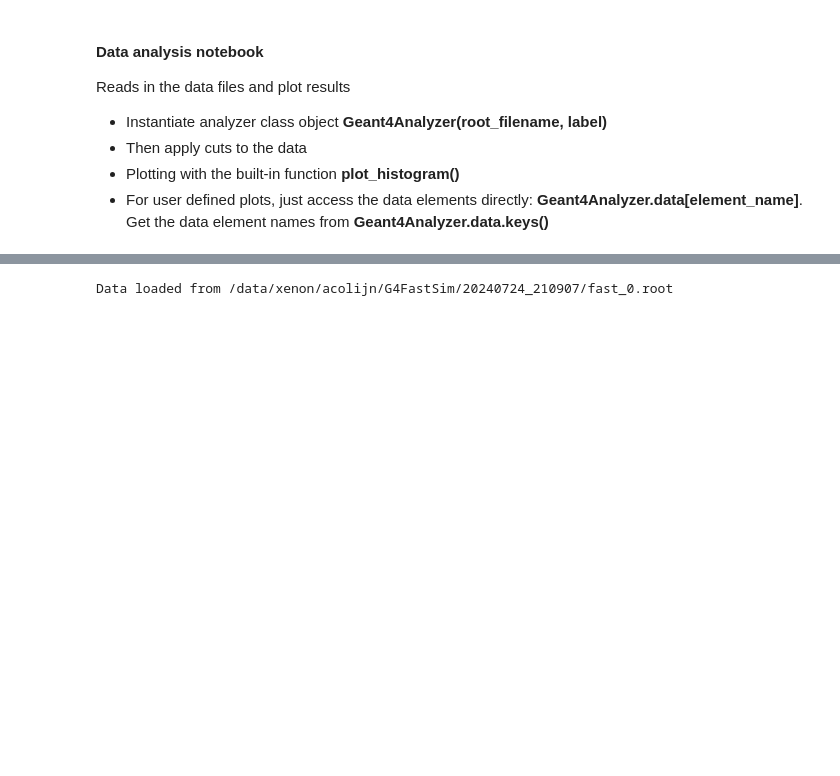
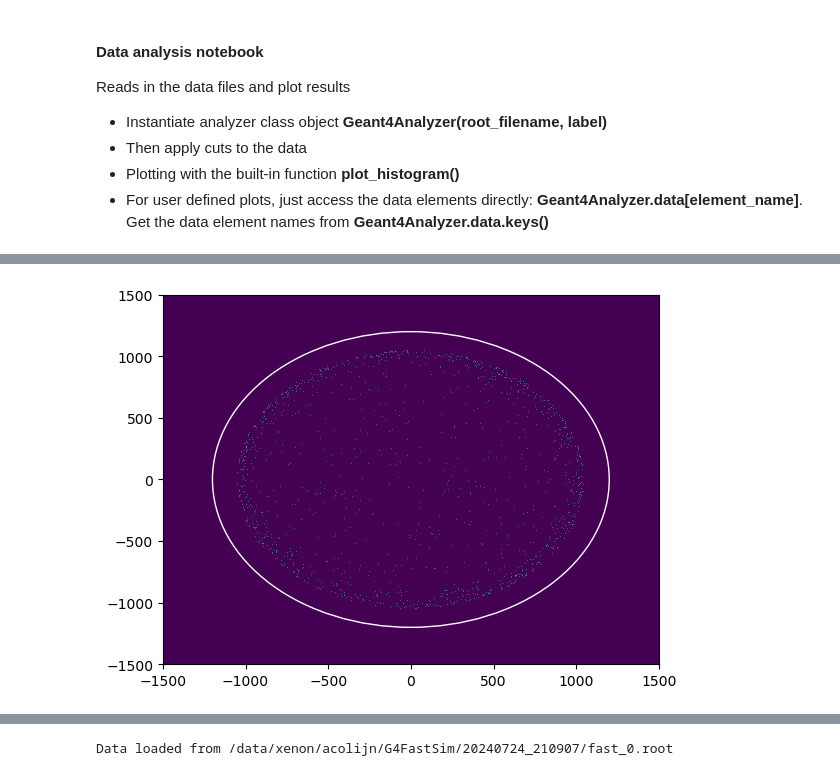
Before and after one commit to acolijn/G4FastSim, a Jupyter notebook: notebook/analysis.ipynb, the cells around one changed output, grey strips where cells are left out. Drawn from its saved outputs; the diff is of its cells as text; code cells hidden in the pictures; blank space fills up the shorter version.

```diff
--- a/notebook/analysis.ipynb
+++ b/notebook/analysis.ipynb
@@ -77,3 +73,11 @@ plt.show()
+# %%
+bins = 1000
+h = plt.hist2d(std.data['xh'], std.data['yh'], bins=bins, range=((-1500, 1500), (-1500, 1500)))
+circle = plt.Circle((0,0), std.settings['innerCryostatRadius'], color='w', fill=False, linewidth=1)
+plt.gca().add_artist(circle)
+plt.show()
+# %% [output]
+[figure, added]
 # %%
 from matplotlib.colors import LogNorm
 
```
Also changed, not shown: parts of 13 cells of this notebook, 14 other files.
